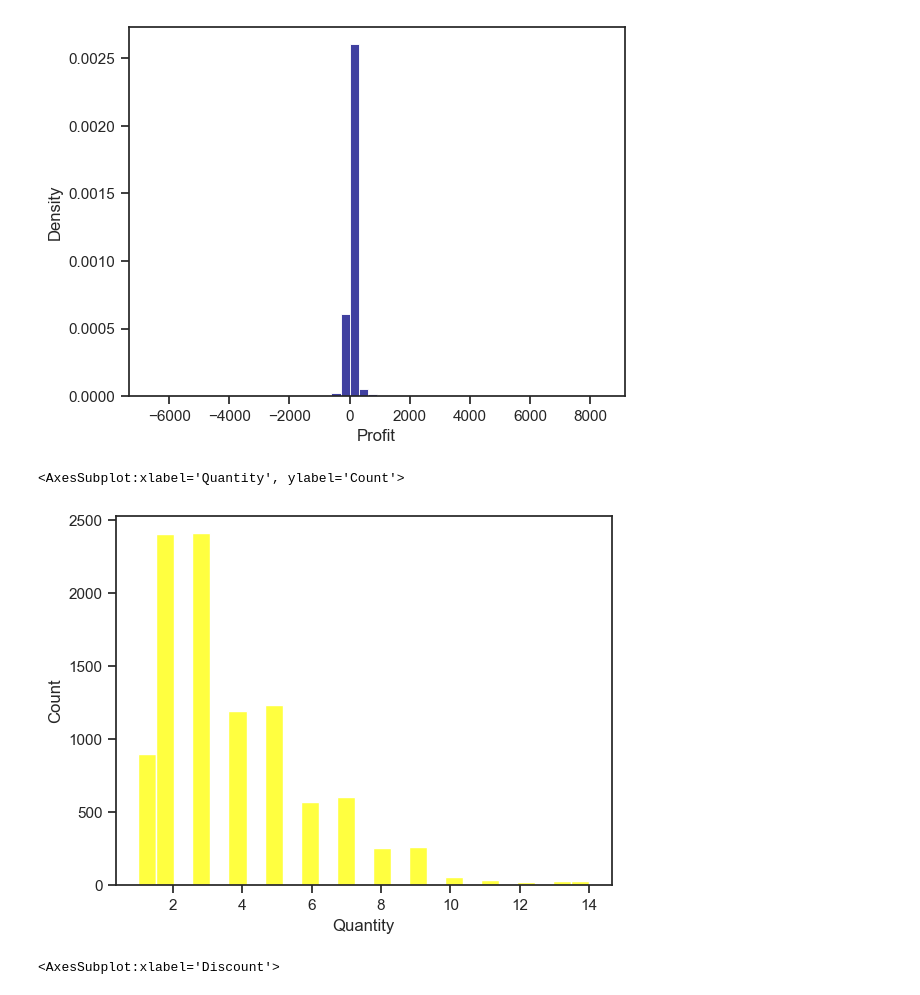
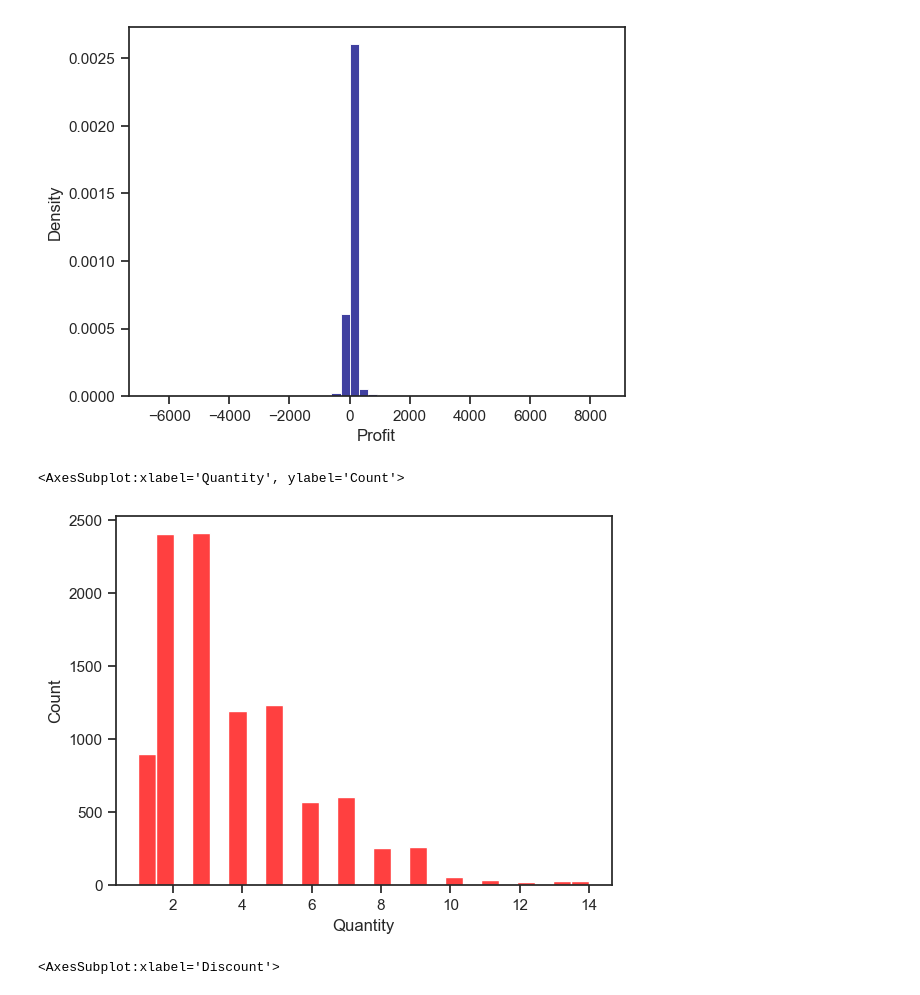
Before and after one commit to drmanan/DataAnalysisInPy, a Jupyter notebook: PandasSeaborn.ipynb, the cells around one changed output. Saved outputs shown, nothing was run; the diff lists cells and outputs as text; code cells hidden in the pictures.

```diff
--- a/PandasSeaborn.ipynb
+++ b/PandasSeaborn.ipynb
@@ -388,11 +399,11 @@ sns.histplot(
 [figure]
 # %%
 sns.histplot(
-    data=df,x='Quantity',bins=25,color='yellow'
+    data=df,x='Quantity',bins=25,color='red'
 )
 # %% [output]
 <AxesSubplot:xlabel='Quantity', ylabel='Count'>
-[figure, old version]
+[figure, new version]
 # %%
 sns.boxplot(data=df,x='Discount',color='navy')
 # %% [output]
```
Also changed, not shown: parts of 8 cells of this notebook.
